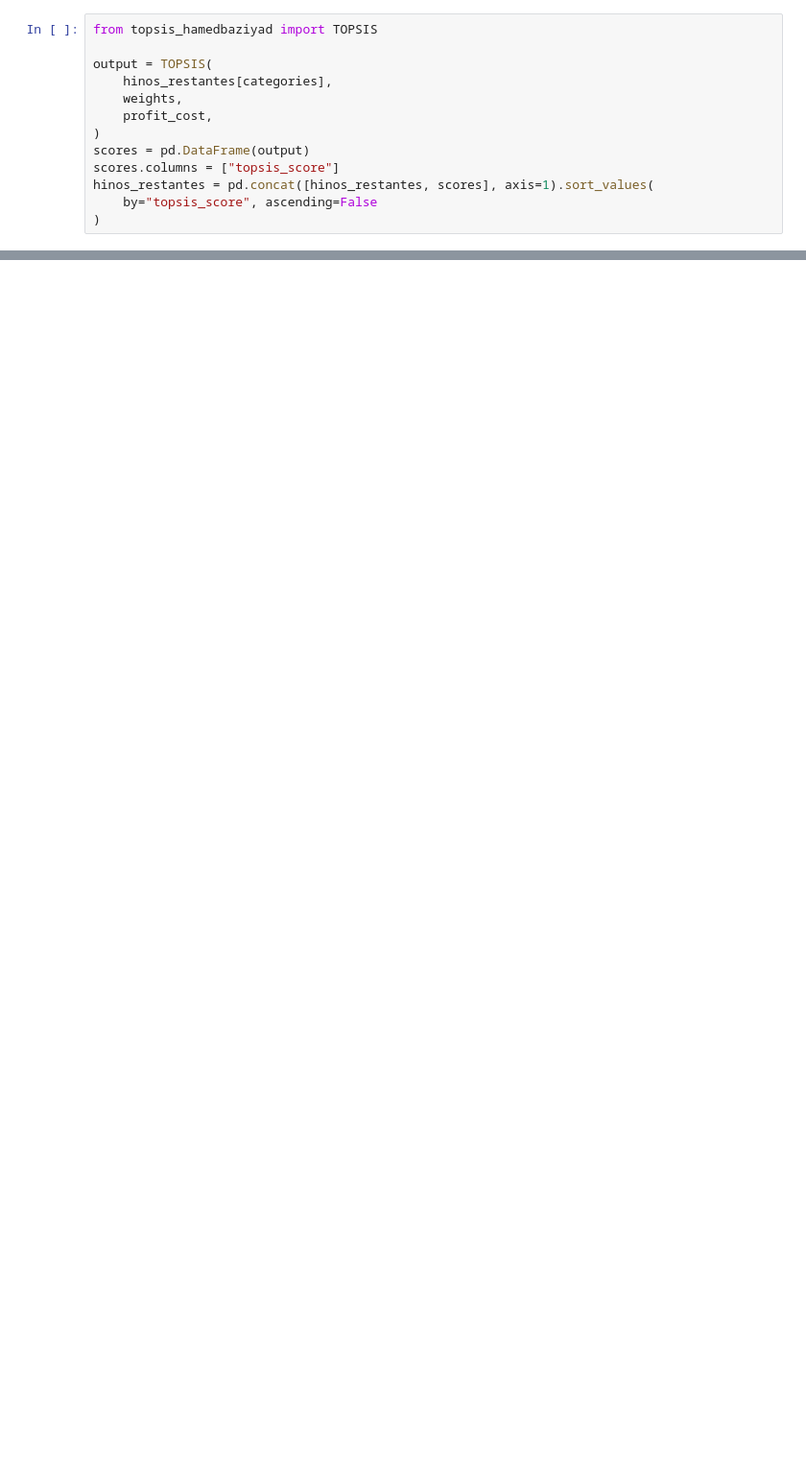
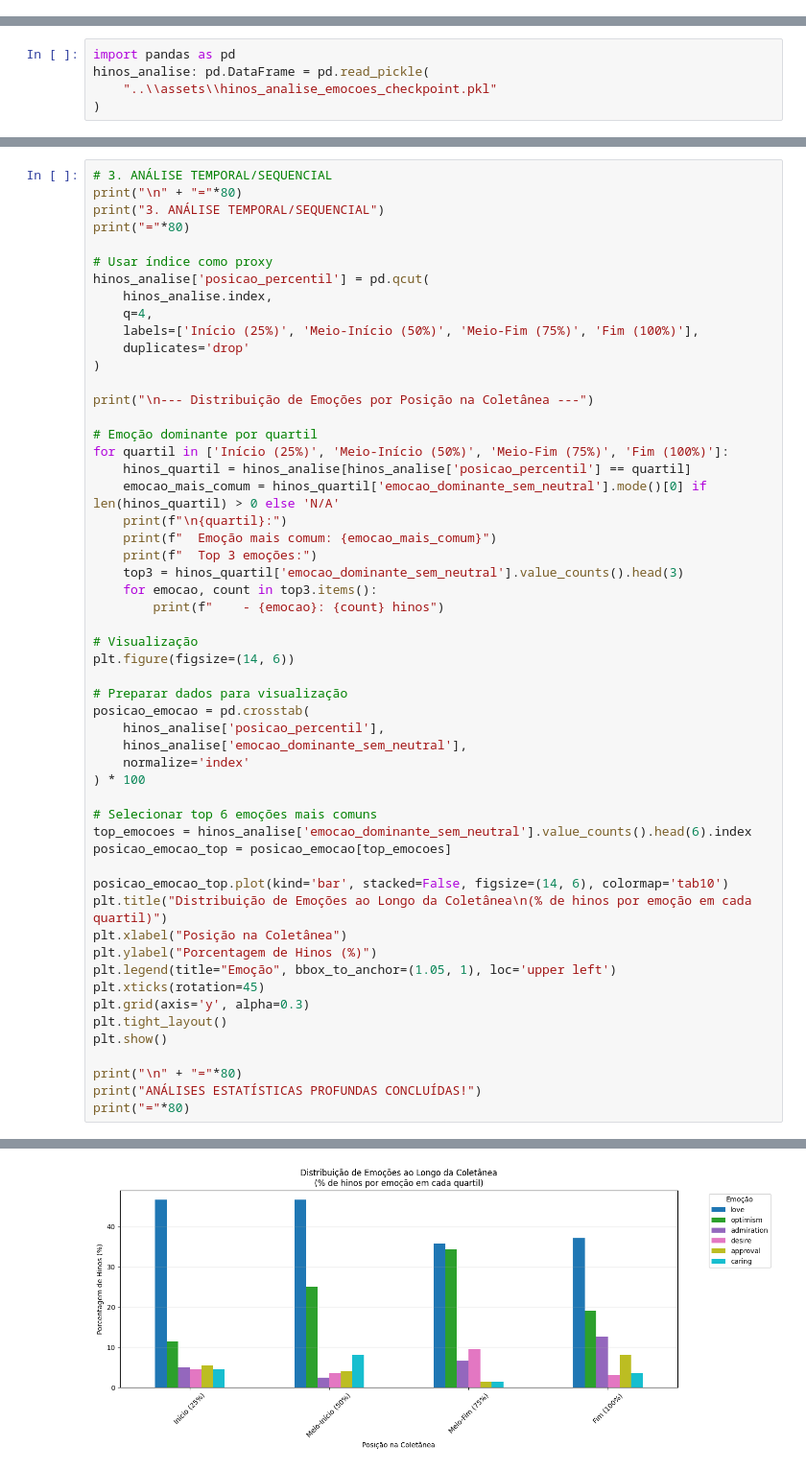
Before and after one commit to evaristocosta/hinos_db, a Jupyter notebook: eda1/notebooks/eda1_part6.ipynb, the cells around one changed output, grey strips where cells are left out. Shown at 96% size. Drawn from its saved outputs; the diff is of its cells as text; blank space fills up the shorter version.

Commit message:
analise de emocoes reorganizada, graficos adicionados ao streamlit app

```diff
--- a/eda1/notebooks/eda1_part6.ipynb
+++ b/eda1/notebooks/eda1_part6.ipynb
@@ -119,13 +0,0 @@ profit_cost = [1, 1, 1, 1, 1, 1, 1]
-# %%
-from topsis_hamedbaziyad import TOPSIS
-
-output = TOPSIS(
-    hinos_restantes[categories],
-    weights,
-    profit_cost,
-)
-scores = pd.DataFrame(output)
-scores.columns = ["topsis_score"]
-hinos_restantes = pd.concat([hinos_restantes, scores], axis=1).sort_values(
-    by="topsis_score", ascending=False
-)
@@ -152,0 +140,5 @@ Sugestões para o hino: 244 EU DESCI PARA O VALE DE BÊNÇÃO E PAZ
+# %%
+import pandas as pd
+hinos_analise: pd.DataFrame = pd.read_pickle(
+    "..\\assets\\hinos_analise_emocoes_checkpoint.pkl"
+)
@@ -152,0 +436,55 @@ Sugestões para o hino: 244 EU DESCI PARA O VALE DE BÊNÇÃO E PAZ
+# %%
+# 3. ANÁLISE TEMPORAL/SEQUENCIAL
+print("\n" + "="*80)
+print("3. ANÁLISE TEMPORAL/SEQUENCIAL")
+print("="*80)
+
+# Usar índice como proxy
+hinos_analise['posicao_percentil'] = pd.qcut(
+    hinos_analise.index,
+    q=4,
+    labels=['Início (25%)', 'Meio-Início (50%)', 'Meio-Fim (75%)', 'Fim (100%)'],
+    duplicates='drop'
+)
+
+print("\n--- Distribuição de Emoções por Posição na Coletânea ---")
+
+# Emoção dominante por quartil
+for quartil in ['Início (25%)', 'Meio-Início (50%)', 'Meio-Fim (75%)', 'Fim (100%)']:
+    hinos_quartil = hinos_analise[hinos_analise['posicao_percentil'] == quartil]
+    emocao_mais_comum = hinos_quartil['emocao_dominante_sem_neutral'].mode()[0] if len(hinos_quartil) > 0 else 'N/A'
+    print(f"\n{quartil}:")
+    print(f"  Emoção mais comum: {emocao_mais_comum}")
+    print(f"  Top 3 emoções:")
+    top3 = hinos_quartil['emocao_dominante_sem_neutral'].value_counts().head(3)
+    for emocao, count in top3.items():
+        print(f"    - {emocao}: {count} hinos")
+
+# Visualização
+plt.figure(figsize=(14, 6))
+
+# Preparar dados para visualização
+posicao_emocao = pd.crosstab(
+    hinos_analise['posicao_percentil'],
+    hinos_analise['emocao_dominante_sem_neutral'],
+    normalize='index'
+) * 100
+
+# Selecionar top 6 emoções mais comuns
+top_emocoes = hinos_analise['emocao_dominante_sem_neutral'].value_counts().head(6).index
+posicao_emocao_top = posicao_emocao[top_emocoes]
+
+posicao_emocao_top.plot(kind='bar', stacked=False, figsize=(14, 6), colormap='tab10')
+plt.title("Distribuição de Emoções ao Longo da Coletânea\n(% de hinos por emoção em cada quartil)")
+plt.xlabel("Posição na Coletânea")
+plt.ylabel("Porcentagem de Hinos (%)")
+plt.legend(title="Emoção", bbox_to_anchor=(1.05, 1), loc='upper left')
+plt.xticks(rotation=45)
+plt.grid(axis='y', alpha=0.3)
+plt.tight_layout()
+plt.show()
+
+print("\n" + "="*80)
+print("ANÁLISES ESTATÍSTICAS PROFUNDAS CONCLUÍDAS!")
+print("="*80)
+# %% [output]
@@ -152,0 +509 @@ Sugestões para o hino: 244 EU DESCI PARA O VALE DE BÊNÇÃO E PAZ
+[figure, added]
```
Also changed, not shown: parts of 54 cells of this notebook, 3 other files.
